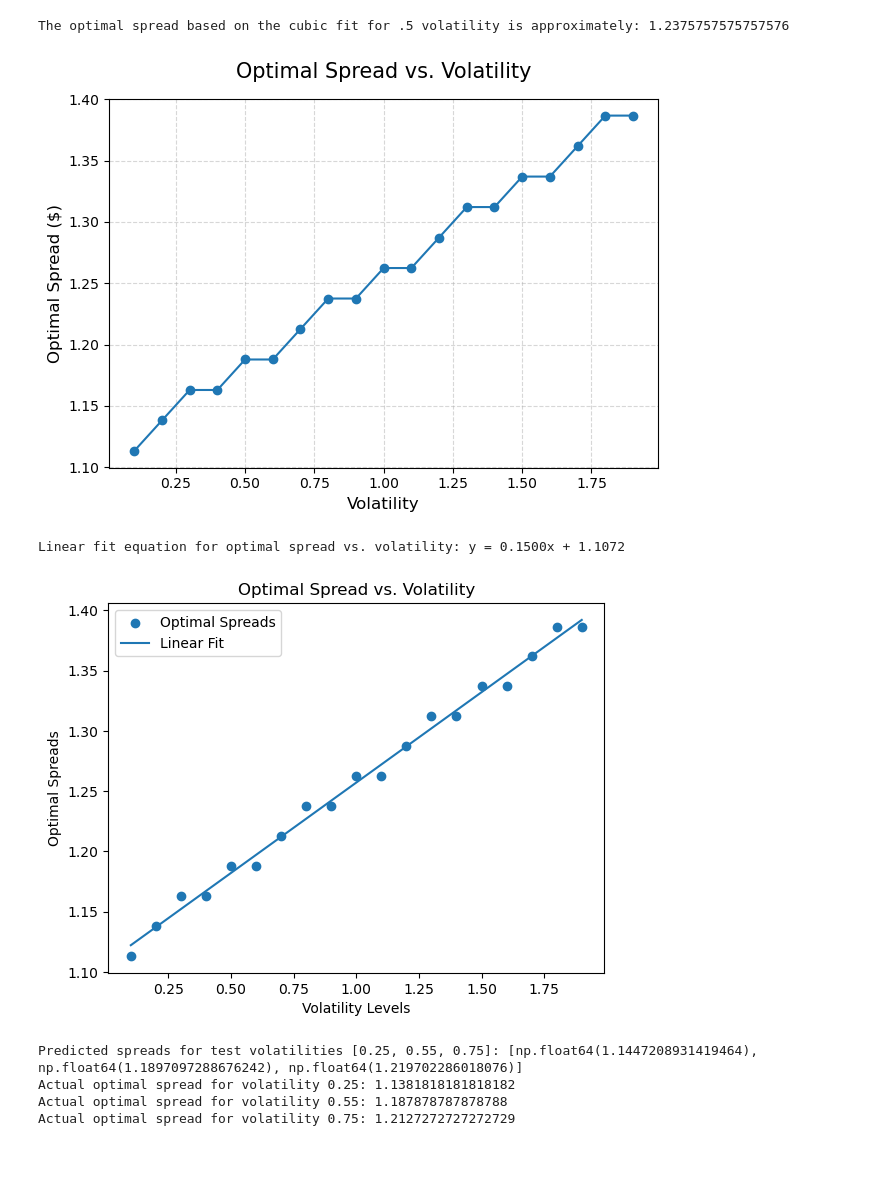
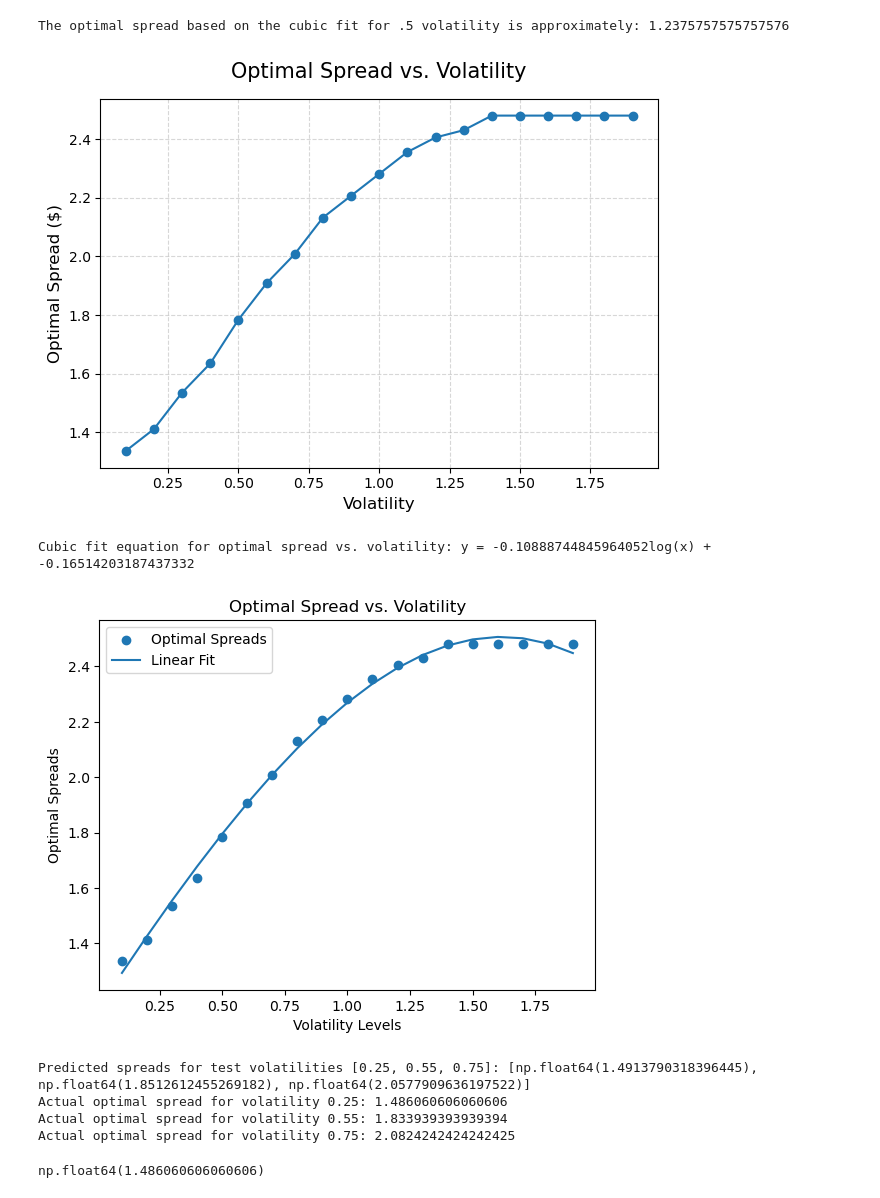
Before and after one commit to LukeWiles/Market-Model, a Jupyter notebook: Optimal Spread.ipynb, the cells around one changed output. Cells and saved outputs as stored; diff of their text form; code cells hidden in the pictures; blank space fills up the shorter version.

```diff
--- a/Optimal Spread.ipynb
+++ b/Optimal Spread.ipynb
@@ -7,7 +7,7 @@ import statistics
 import matplotlib.pyplot as plt
 import numpy as np
 
-def improved_market_maker(Spreads,seed,volatility=.2,trade_steps=1000,spread_steps=100,customer_uncertainty=.8,informed_fraction=.1,informed_trade_probability=.65):
+def improved_market_maker(Spreads,seed,volatility=.2,trade_steps=1000,spread_steps=100,customer_uncertainty=.8,informed_fraction=.1,informed_trade_probability=.7):
     rng = random.Random(seed)
     SpreadsProfit = []
     AvgTrades = []
@@ -35,25 +35,26 @@ def improved_market_maker(Spreads,seed,volatility=.2,trade_steps=1000,spread_ste
                 ask = fair_price + spread / 2
 
                 arrival_prob = math.exp(-arrival_sensitivity * spread)
-                if rng.random() < arrival_prob:
-                    if rng.random() < informed_fraction:
+                s = rng.random()
+                if s < arrival_prob:
+                    if s < informed_fraction:
                         if price_change > 0:
-                            if rng.random() < informed_trade_probability:
+                            if s < informed_trade_probability:
                                 buy_probability = (.5 + order_flow_bias)
                             else:
                                 buy_probability = (.5 - order_flow_bias)
                         elif price_change <0:
-                            if rng.random() < informed_trade_probability:
+                            if s < informed_trade_probability:
                                 buy_probability = (.5 - order_flow_bias)
                             else:
                                 buy_probability = (.5 + order_flow_bias)
                         else:
                             buy_probability = .5
-                        if rng.random() < buy_probability and inventory > -max_inventory:
+                        if s < buy_probability and inventory > -max_inventory:
                             inventory -= 1
                             cash += ask - transaction_cost
                             trades += 1
-                        elif rng.random() >= buy_probability and inventory < max_inventory:
+                        elif s >= buy_probability and inventory < max_inventory:
                             inventory += 1
                             cash -= bid + transaction_cost
                             trades += 1
@@ -271,33 +272,34 @@ plt.grid(True, linestyle='--', alpha=0.5)
 plt.tight_layout()
 plt.show()
 # %% [output]
-[figure, old version]
+[figure, new version]
 # %%
-#Very linear relationship, let's find a linear regression for this.
+#A seemingly non-linear relationship
 
-slope, intercept = np.polyfit(volatility_levels, optimal_spreads, 1)
-linear_fit = [slope * x + intercept for x in volatility_levels]
-linear_fit_equation = f"y = {slope:.4f}x + {intercept:.4f}"
-print(f"Linear fit equation for optimal spread vs. volatility: {linear_fit_equation}")
+a,b,c,d = np.polyfit(volatility_levels, optimal_spreads, 3)
+def f(x):
+    return a * x ** 3 + b * x ** 2 + c * x + d
+cubic_fit_equation = f"y = {a}log(x) + {b}"
+print(f"Cubic fit equation for optimal spread vs. volatility: {cubic_fit_equation}")
 # %% [output]
-Linear fit equation for optimal spread vs. volatility: y = 0.1500x + 1.1072
+Cubic fit equation for optimal spread vs. volatility: y = -0.10888744845964052log(x) + -0.16514203187437332
 # %%
 # This positive relationship makes sense, as higher volatility would require a higher spread to compensate for the increased risk
 plt.scatter(volatility_levels, optimal_spreads, marker='o', label='Optimal Spreads')
-plt.plot(volatility_levels, linear_fit, label='Linear Fit')
+plt.plot(volatility_levels, [f(x) for x in volatility_levels], label='Linear Fit')
 plt.xlabel('Volatility Levels')
 plt.ylabel('Optimal Spreads')
 plt.title('Optimal Spread vs. Volatility')
 plt.legend()
 plt.show()
 # %% [output]
-[figure, old version]
+[figure, new version]
 # %%
 # Now that we have an equation, let's test it's accuracy for predicting optimal spreads at different volatility levels
 
 # Take vol = .25, .55, .75 and see how well the linear fit predicts the optimal spread
 test_volatilities = [.25, .55, .75]
-predicted_spreads = [slope * x + intercept for x in test_volatilities]
+predicted_spreads = [f(x) for x in test_volatilities]
 print(f"Predicted spreads for test volatilities {test_volatilities}: {predicted_spreads}")
 for v in test_volatilities:
     SpreadsProfit, AvgTrades, SpreadsLossRate, PnlStdevs = improved_market_maker(Spreads2, seed=42, volatility=v,customer_uncertainty=.8,informed_fraction=.5,informed_trade_probability=.65)
@@ -308,8 +310,8 @@ for v in test_volatilities:
     optimal_spread = spread_fit_cubic[np.argmax(profit_fit_cubic)]
     print(f"Actual optimal spread for volatility {v}: {optimal_spread}")
 # %% [output]
-Predicted spreads for test volatilities [0.25, 0.55, 0.75]: [np.float64(1.1447208931419464), np.float64(1.1897097288676242), np.float64(1.219702286018076)]
-Actual optimal spread for volatility 0.25: 1.1381818181818182
-Actual optimal spread for volatility 0.55: 1.187878787878788
-Actual optimal spread for volatility 0.75: 1.2127272727272729
+Predicted spreads for test volatilities [0.25, 0.55, 0.75]: [np.float64(1.4913790318396445), np.float64(1.8512612455269182), np.float64(2.0577909636197522)]
+Actual optimal spread for volatility 0.25: 1.486060606060606
+Actual optimal spread for volatility 0.55: 1.833939393939394
+Actual optimal spread for volatility 0.75: 2.0824242424242425
 # %%
@@ -323,3 +325,7 @@ def OptimalSpread(vol,seed = 42, customer_uncertainty=.8,informed_fraction=.5,in
     profit_fit_cubic = a_cubic * spread_fit_cubic**3 + b_cubic * spread_fit_cubic**2 + c_cubic * spread_fit_cubic + d_cubic
     optimal_spread = spread_fit_cubic[np.argmax(profit_fit_cubic)]
     return optimal_spread
+# %%
+OptimalSpread(.25)
+# %% [output]
+np.float64(1.486060606060606)
```
Also changed, not shown: parts of 10 cells of this notebook, 1 other file.
